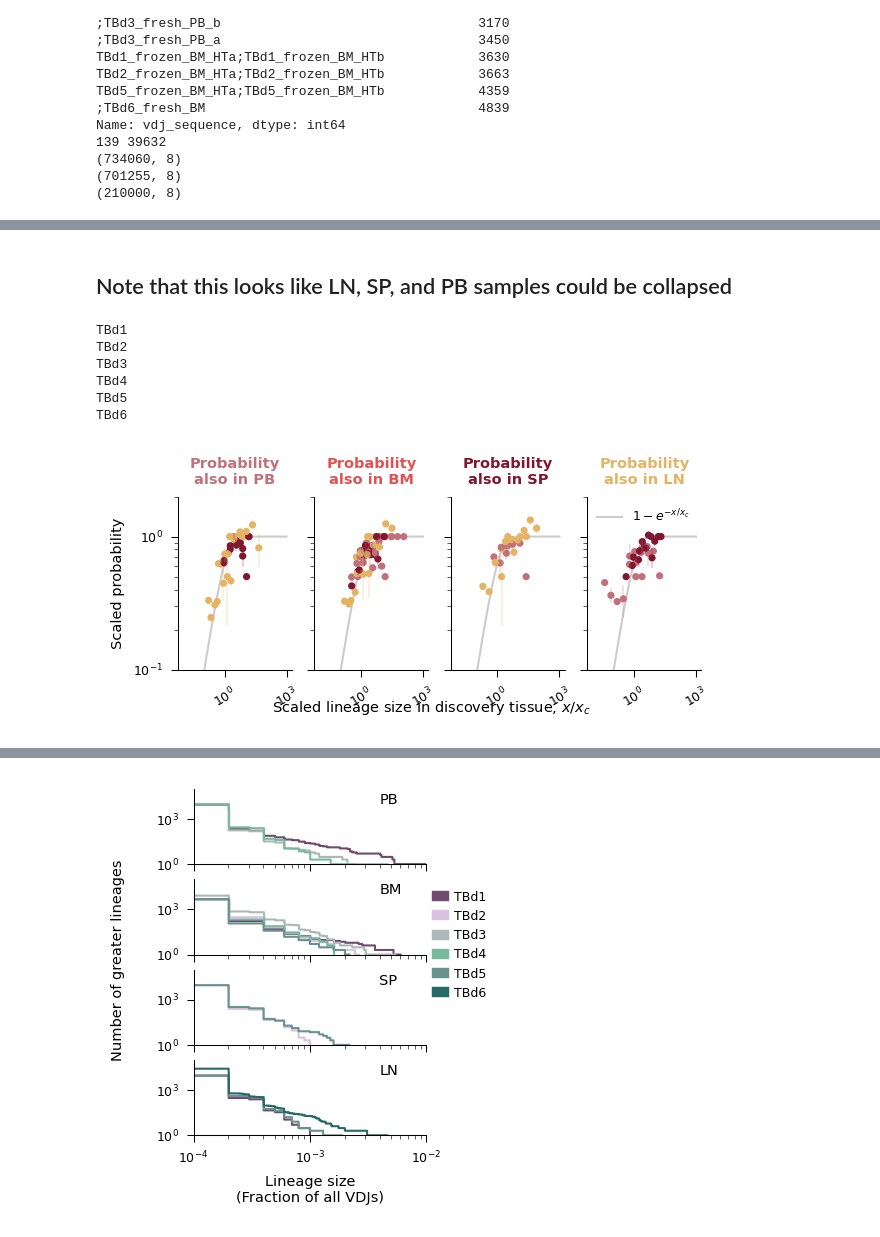
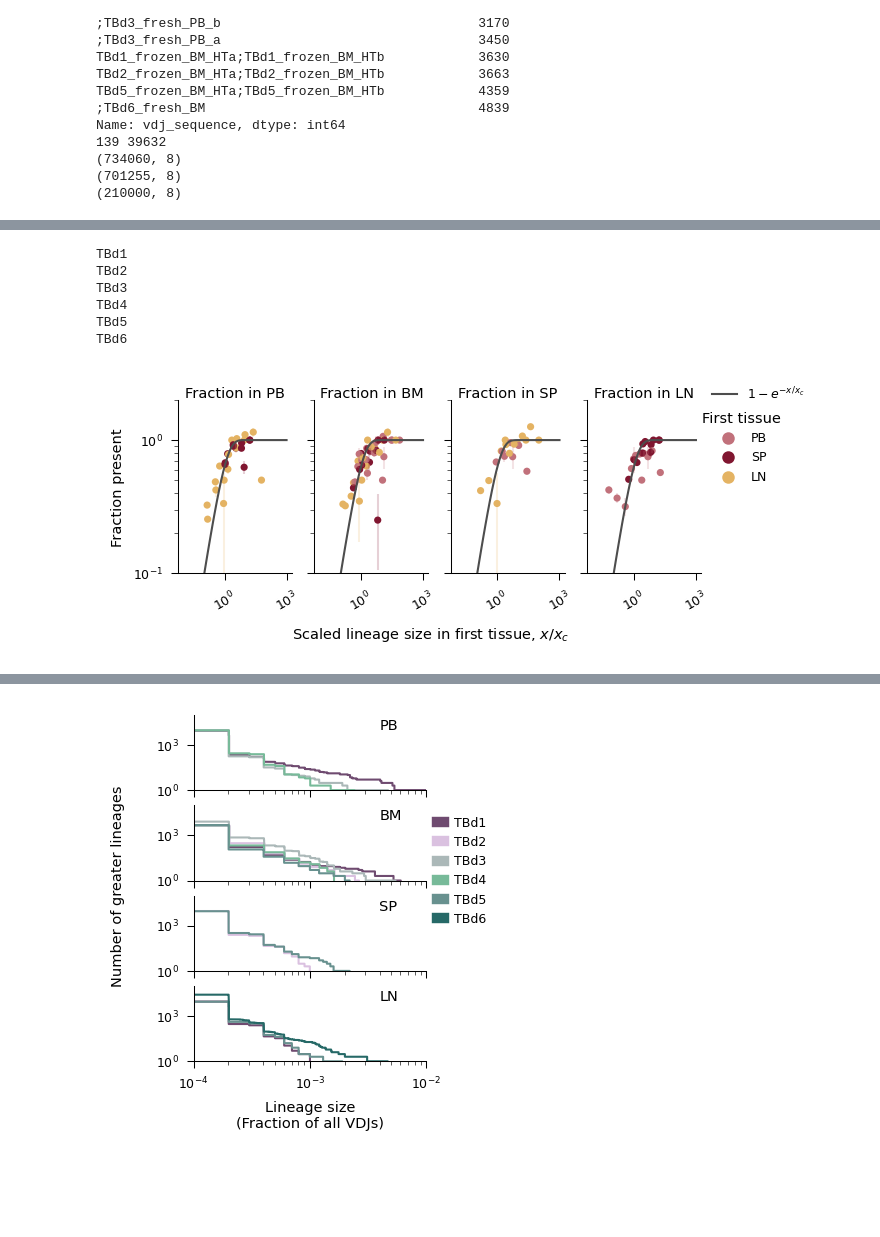
Before and after one commit to michael-swift/Bcell_memory_formation, a Jupyter notebook: analysis/main_text_and_ed_figure_notebooks/probability_of_lineage_sharing.ipynb, the cells around one changed output, grey strips where cells are left out. Saved outputs shown, nothing was run; the diff lists cells and outputs as text; code cells hidden in the pictures; blank space fills up the shorter version.

```diff
--- a/analysis/main_text_and_ed_figure_notebooks/probability_of_lineage_sharing.ipynb
+++ b/analysis/main_text_and_ed_figure_notebooks/probability_of_lineage_sharing.ipynb
@@ -106,8 +101,9 @@ cell_counts_all = count_and_pivot(df, 'lineage_id', 'emulsion', norm=True)
 import warnings
 warnings.filterwarnings(action='ignore')
 new_cols_all = {}
+log_base = 2.5
 for col in df.emulsion[df.emulsion.notna()].unique():
-    new_cols_all.update({f'{col}_binned':2**round(np.log10(cell_counts_all[col])/np.log10(2))})
+    new_cols_all.update({f'{col}_binned':log_base**round(np.log10(cell_counts_all[col])/np.log10(log_base))})
     new_cols_all.update({f'{col}_binarized': cell_counts_all[col].notna()})
 new_cols_all = pd.DataFrame(new_cols_all)
 cell_counts_all = cell_counts_all.join(new_cols_all)
@@ -543,5 +469,3 @@ fig.tight_layout(pad=1.,h_pad=0.1,w_pad=0.1)
-# %% [markdown]
-## Note that this looks like LN, SP, and PB samples could be collapsed
 # %%
 
 fitted_params = []
@@ -587,38 +511,43 @@ for d_it, donor in enumerate(donors):
                         clip_on=True)
             else:
                 scaled_alpha=1
-            ax[i].set_title(f'Probability\nalso in {tissue}', weight='bold', color=tissue_colors[tissue])
+            ax[i].set_title(f'Fraction in {tissue}', fontsize=7, verticalalignment='top')
 
 
 for i in range(4):
     ax[i].set_yscale('log')
     ax[i].set_xscale('log')
     xs = np.logspace(-2,3,50)
-    ax[i].plot(xs, 1-np.exp(-xs), color='k', alpha=0.2, zorder=-1, label=r'$1 - e^{-x/x_c}$')
+    ax[i].plot(xs, 1-np.exp(-xs), color='0.3', zorder=100)
     ax[i].set_ylim([0.1,2])
 
     ax[i].set_xlabel(f'')
     # ax[i].axhline(y=1, color='k', alpha=0.5, zorder=-1)
     ax[i].set_ylabel('')
     for tick in ax[i].get_xticklabels():
         tick.set_rotation(30)
     r,g,b,a = mpl.colors.to_rgba(tissue_colors[tissue])
     bg_color = (r,g,b,0.5)
 
         # ax[i].set_facecolor(bg_color)
     sns.despine(fig)
-ax[0].set_ylabel('Scaled probability')
-ax[-1].legend(bbox_to_anchor=(1,1),loc='best', frameon=False)
-fig.supxlabel(f'Scaled lineage size in discovery tissue, $x/x_c$', fontsize=7, y=-0.1)
-# fig.tight_layout()
+
+ax[-1].plot([], [], color='0.3', zorder=100, label=r'$1 - e^{-x/x_c}$')
+for tissue in ['PB','SP','LN']:
+    ax[-2].scatter([],[], color=tissue_colors[tissue], label=tissue)
+ax[0].set_ylabel('Fraction present')
+ax[-1].legend(bbox_to_anchor=(1,1.15),loc='upper left', frameon=False)
+ax[-2].legend(bbox_to_anchor=(3,1),loc='best', frameon=False, title='First tissue')
+
+fig.supxlabel(f'Scaled lineage size in first tissue, $x/x_c$', fontsize=7, y=-0.2)
 
 fitted_params = pd.DataFrame(fitted_params)
-# fig.savefig(f'{FIGURE_OUTDIR}/Figure4c.pdf', bbox_inches='tight')
+fig.savefig(f'{SI_FIGURE_OUTDIR}/collapse_by_tissue.pdf', bbox_inches='tight')
 # %% [output]
 TBd1
 TBd2
 TBd3
 TBd4
 TBd5
 TBd6
-[figure, old version]
+[figure, new version]
```
Also changed, not shown: parts of 18 cells of this notebook, 15 other files.
